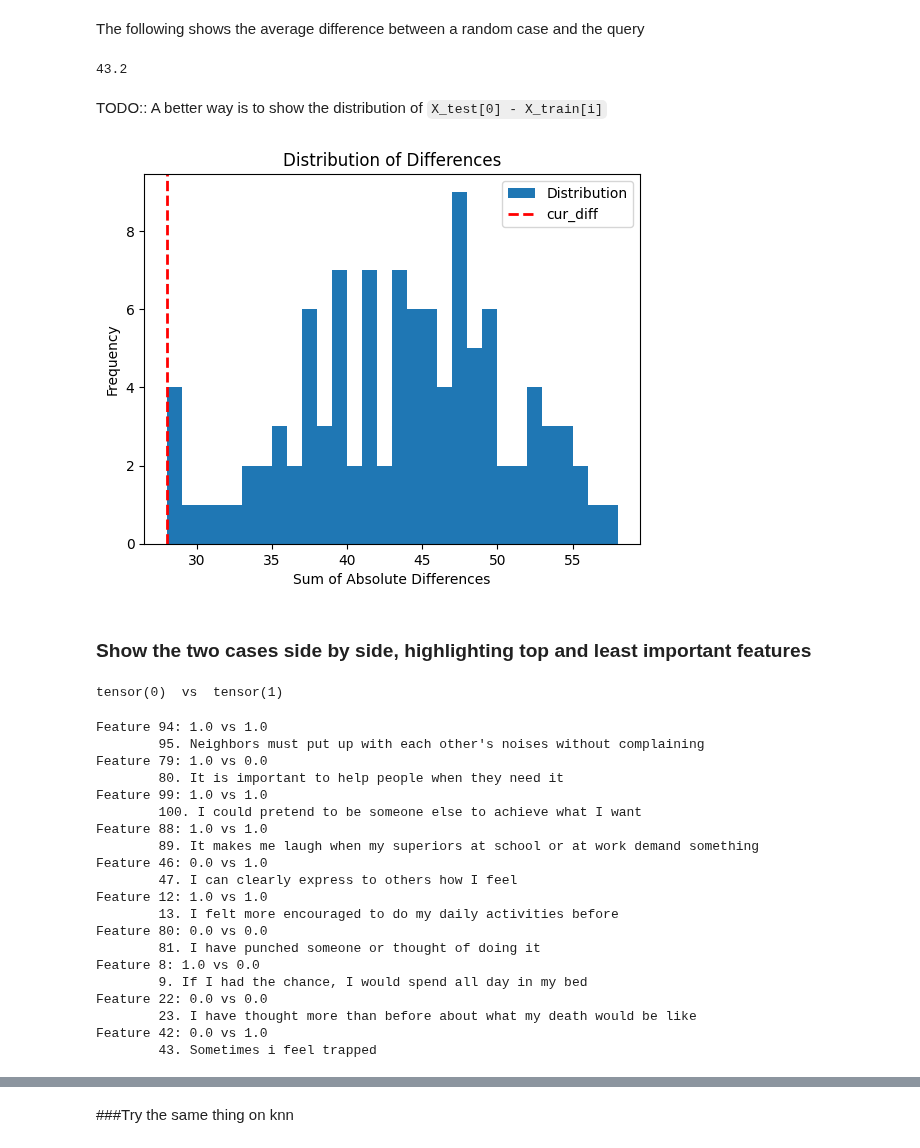
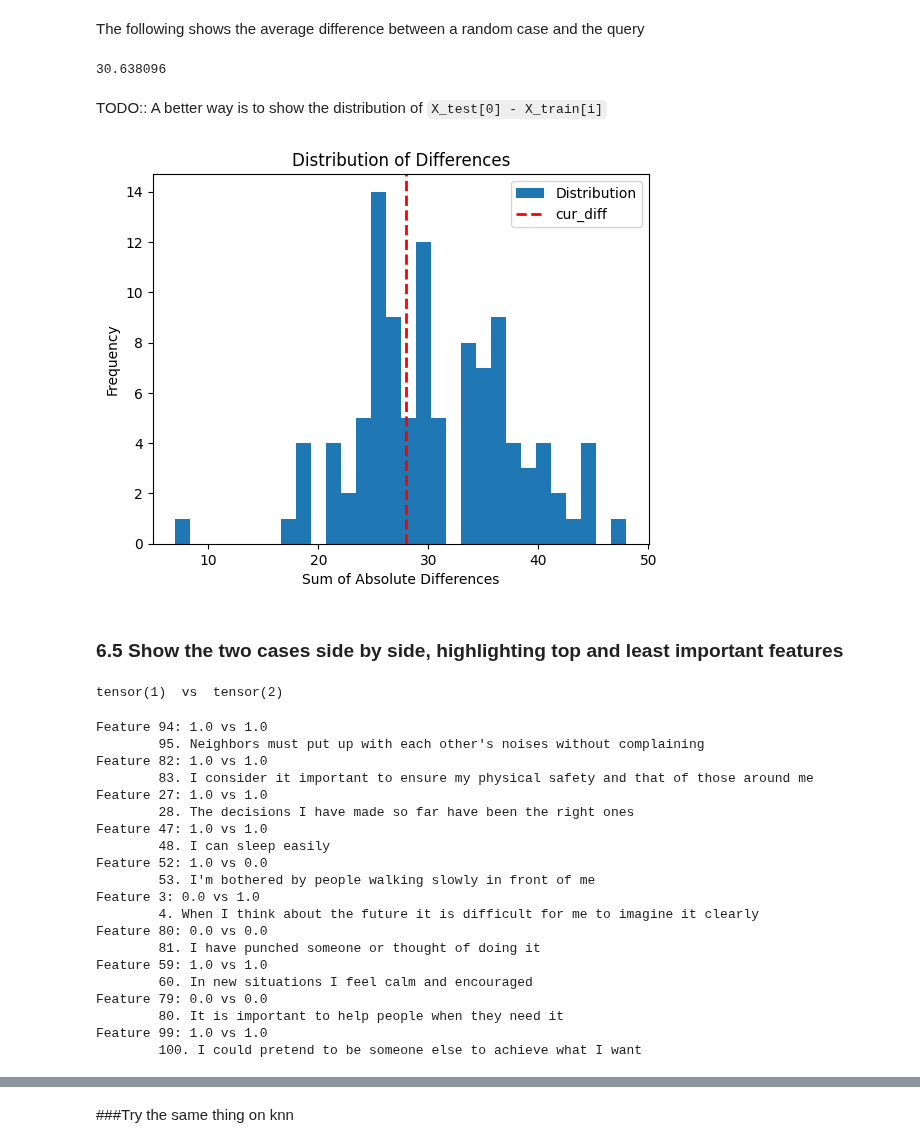
Before and after one commit to nkjcqvcpi/NN-kNN, a Jupyter notebook: nnknn.ipynb, the cells around one changed output, grey strips where cells are left out. Saved outputs shown, nothing was run; the diff lists cells and outputs as text; code cells hidden in the pictures.

```diff
--- a/nnknn.ipynb
+++ b/nnknn.ipynb
@@ -12,7 +12,13 @@ Requirement already satisfied: PyYAML>=5.1.0 in /usr/local/lib/python3.10/dist-p
 from google.colab import drive
 drive.mount("/content/drive/")
 #"/content/drive/My Drive/NN-kNN/"
-folder_name = "/content/drive/Othercomputers/My MacBook Pro/GitHub/NN-kNN/"
+
+# For Ye
+# folder_name = "/content/drive/Othercomputers/My MacBook Pro/GitHub/NN-kNN/"
+
+#For everyone else
+folder_name = "/content/drive/MyDrive/NN-kNN/"
+
 import sys
 sys.path.insert(0,folder_name)
 # %% [output]
@@ -1174,7 +1357,7 @@ def delete_one_case(X_train, y_train,index_to_remove):
   y_train = np.delete(y_train, index_to_remove, axis=0)
   return X_train, y_train
 # %%
-index_to_remove = 12
+index_to_remove = 1
 X_train, y_train = delete_one_case(X_train, y_train,index_to_remove)
 #This will retrain a new mode, since one case is removed, the neural structure needs to change
 best_accuracy, model = train_cls(X_train,y_train, X_test, y_test, cfg)
@@ -1337,0 +1517,2 @@ tensor([1, 1, 0, 2, 1])
+# %%
+test_case_index = 1 # you are looking at query of test_case_index+1
@@ -1396,7 +1589,7 @@ By comparing the following two blocks' outputs, you can see we are retrieving a
 The difference between retrieved case and the query.
 # %%
 #sum abs of X_test[0] and the top activated case
-cur_diff = sum(abs(X_test[0] - X_train[top_case_indices[0][0]]))
+cur_diff = sum(abs(X_test[test_case_index] - X_train[top_case_indices[test_case_index][0]]))
 print(cur_diff)
 # %% [output]
 tensor(28.)
@@ -1404,35 +1597,35 @@ tensor(28.)
 The following shows the average difference between a random case and the query
 # %%
 # prompt: average sum abs of X_test[0] and X_train data
-print(np.mean([sum(abs(X_test[0] - X_train[i])) for i in range(len(X_train))]))
+print(np.mean([sum(abs(X_test[test_case_index] - X_train[i])) for i in range(len(X_train))]))
 # %% [output]
-43.2
+30.638096
 # %% [markdown]
 TODO:: A better way is to show the distribution of ``X_test[0] - X_train[i]``
 # %%
 # prompt: get the distributino of [sum(abs(X_test[0] - X_train[i])) for i in range(len(X_train))],
 # put the cur_diff in the distribution, but with a different color to highlight it
 
 import matplotlib.pyplot as plt
 
 # Calculate the distribution
-distribution = [sum(abs(X_test[0] - X_train[i])) for i in range(len(X_train))]
+distribution = [sum(abs(X_test[test_case_index] - X_train[i])) for i in range(len(X_train))]
 
 # Plot the distribution
 plt.hist(distribution, bins=30, label='Distribution')
 
 # Highlight cur_diff
 plt.axvline(cur_diff, color='red', linestyle='dashed', linewidth=2, label='cur_diff')
 
 plt.xlabel('Sum of Absolute Differences')
 plt.ylabel('Frequency')
 plt.title('Distribution of Differences')
 plt.legend()
 plt.show()
 # %% [output]
-[figure, old version]
+[figure, new version]
 # %% [markdown]
-### Show the two cases side by side, highlighting top and least important features
+### 6.5 Show the two cases side by side, highlighting top and least important features
 # %%
 def side_by_side_feature_comparison(f1, f2, five_features):
   for i in range(num_features_to_show):
@@ -1440,30 +1633,30 @@ def side_by_side_feature_comparison(f1, f2, five_features):
       print("\t"+columns[five_features[i]])
 # %%
 #side by side comparison of their labels
-print(y_test[0], " vs ", y_train[top_case_indices[0][0]])
+print(y_test[test_case_index], " vs ", y_train[top_case_indices[test_case_index][0]])
 # %% [output]
-tensor(0)  vs  tensor(1)
+tensor(1)  vs  tensor(2)
 # %%
-side_by_side_feature_comparison(X_test[0], X_train[top_case_indices[0][0]], top_5_features)
+side_by_side_feature_comparison(X_test[test_case_index], X_train[top_case_indices[test_case_index][0]], top_5_features)
 # %% [output]
 Feature 94: 1.0 vs 1.0
         95. Neighbors must put up with each other's noises without complaining
-Feature 79: 1.0 vs 0.0
+Feature 82: 1.0 vs 1.0
+        83. I consider it important to ensure my physical safety and that of those around me
+Feature 27: 1.0 vs 1.0
+        28. The decisions I have made so far have been the right ones
+Feature 47: 1.0 vs 1.0
+        48. I can sleep easily
+Feature 52: 1.0 vs 0.0
+        53. I'm bothered by people walking slowly in front of me
+Feature 3: 0.0 vs 1.0
+        4. When I think about the future it is difficult for me to imagine it clearly
+Feature 80: 0.0 vs 0.0
+        81. I have punched someone or thought of doing it
+Feature 59: 1.0 vs 1.0
+        60. In new situations I feel calm and encouraged
+Feature 79: 0.0 vs 0.0
         80. It is important to help people when they need it
 Feature 99: 1.0 vs 1.0
         100. I could pretend to be someone else to achieve what I want
-Feature 88: 1.0 vs 1.0
-        89. It makes me laugh when my superiors at school or at work demand something
-Feature 46: 0.0 vs 1.0
-        47. I can clearly express to others how I feel
-Feature 12: 1.0 vs 1.0
-        13. I felt more encouraged to do my daily activities before
-Feature 80: 0.0 vs 0.0
-        81. I have punched someone or thought of doing it
-Feature 8: 1.0 vs 0.0
-        9. If I had the chance, I would spend all day in my bed
-Feature 22: 0.0 vs 0.0
-        23. I have thought more than before about what my death would be like
-Feature 42: 0.0 vs 1.0
-        43. Sometimes i feel trapped
 # %%
```
Also changed, not shown: parts of 53 cells of this notebook, 3 other files.
